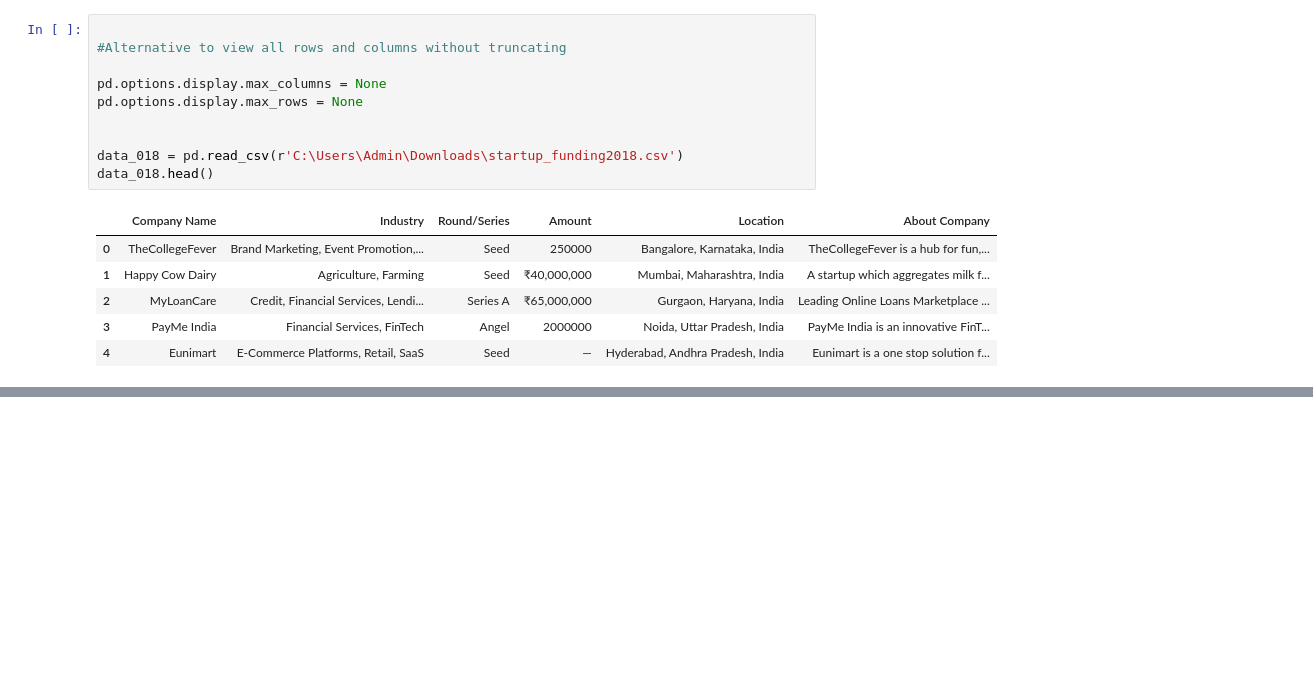
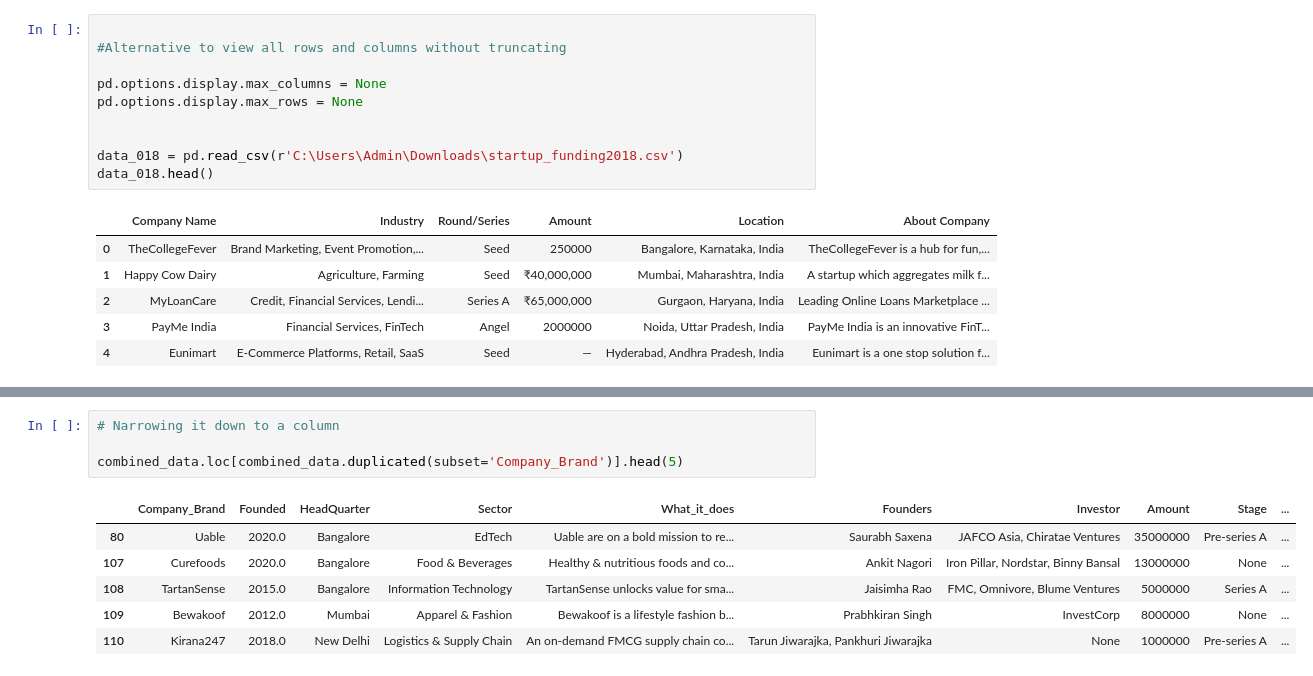
Before and after one commit to IAmWangari/Indian-Start-Up-Funding-Analysis-2018---2021-, a Jupyter notebook: Notebooks/Lp Task One.ipynb, the cells around one changed output, grey strips where cells are left out. Cells and saved outputs as stored; diff of their text form; blank space fills up the shorter version.

```diff
--- a/Notebooks/Lp Task One.ipynb
+++ b/Notebooks/Lp Task One.ipynb
@@ -144,0 +388,11 @@ data_018.head()
+# %%
+# Narrowing it down to a column
+
+combined_data.loc[combined_data.duplicated(subset='Company_Brand')].head(5)
+# %% [output]
+|  | Company_Brand | Founded | HeadQuarter | Sector | What_it_does | Founders | Investor | Amount | Stage | ... |
+| 80 | Uable | 2020.0 | Bangalore | EdTech | Uable are on a bold mission to re... | Saurabh Saxena | JAFCO Asia, Chiratae Ventures | 35000000 | Pre-series A | ... |
+| 107 | Curefoods | 2020.0 | Bangalore | Food & Beverages | Healthy & nutritious foods and co... | Ankit Nagori | Iron Pillar, Nordstar, Binny Bansal | 13000000 | None | ... |
+| 108 | TartanSense | 2015.0 | Bangalore | Information Technology | TartanSense unlocks value for sma... | Jaisimha Rao | FMC, Omnivore, Blume Ventures | 5000000 | Series A | ... |
+| 109 | Bewakoof | 2012.0 | Mumbai | Apparel & Fashion | Bewakoof is a lifestyle fashion b... | Prabhkiran Singh | InvestCorp | 8000000 | None | ... |
+| 110 | Kirana247 | 2018.0 | New Delhi | Logistics & Supply Chain | An on-demand FMCG supply chain co... | Tarun Jiwarajka, Pankhuri Jiwarajka | None | 1000000 | Pre-series A | ... |
```
Also changed, not shown: parts of 65 cells of this notebook.
